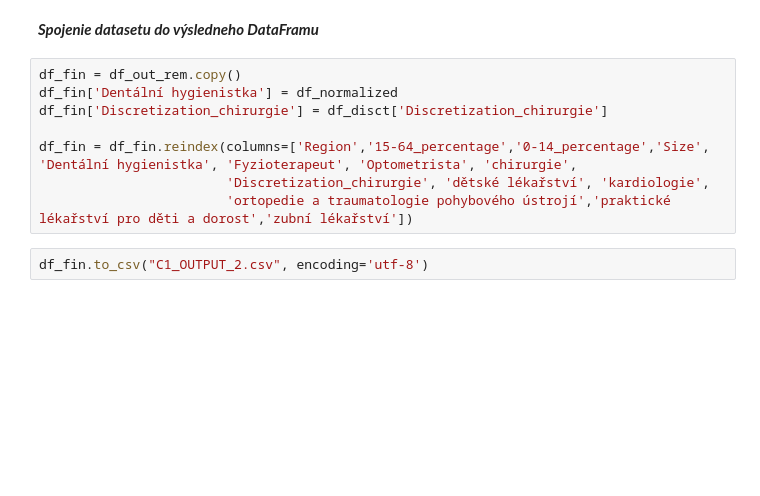
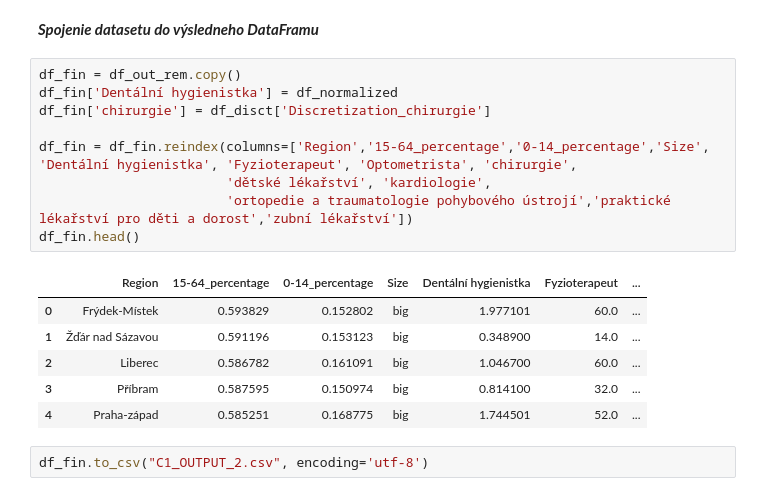
Before and after one commit to adaryb123/UPAproject, a Jupyter notebook: Part_2.ipynb, the cells around one changed output. Saved outputs shown, nothing was run; the diff lists cells and outputs as text; blank space fills up the shorter version.

```diff
--- a/Part_2.ipynb
+++ b/Part_2.ipynb
@@ -1045,10 +1048,18 @@ df_disct.head()
 # %%
 df_fin = df_out_rem.copy()
 df_fin['Dentální hygienistka'] = df_normalized
-df_fin['Discretization_chirurgie'] = df_disct['Discretization_chirurgie']
+df_fin['chirurgie'] = df_disct['Discretization_chirurgie']
 
 df_fin = df_fin.reindex(columns=['Region','15-64_percentage','0-14_percentage','Size', 'Dentální hygienistka', 'Fyzioterapeut', 'Optometrista', 'chirurgie',
-                        'Discretization_chirurgie', 'dětské lékařství', 'kardiologie',
+                        'dětské lékařství', 'kardiologie',
                         'ortopedie a traumatologie pohybového ústrojí','praktické lékařství pro děti a dorost','zubní lékařství'])
+df_fin.head()
+# %% [output]
+|  | Region | 15-64_percentage | 0-14_percentage | Size | Dentální hygienistka | Fyzioterapeut | ... |
+| 0 | Frýdek-Místek | 0.593829 | 0.152802 | big | 1.977101 | 60.0 | ... |
+| 1 | Žďár nad Sázavou | 0.591196 | 0.153123 | big | 0.348900 | 14.0 | ... |
+| 2 | Liberec | 0.586782 | 0.161091 | big | 1.046700 | 60.0 | ... |
+| 3 | Příbram | 0.587595 | 0.150974 | big | 0.814100 | 32.0 | ... |
+| 4 | Praha-západ | 0.585251 | 0.168775 | big | 1.744501 | 52.0 | ... |
 # %%
 df_fin.to_csv("C1_OUTPUT_2.csv", encoding='utf-8')
```
Also changed, not shown: parts of 12 cells of this notebook, 4 other files.
